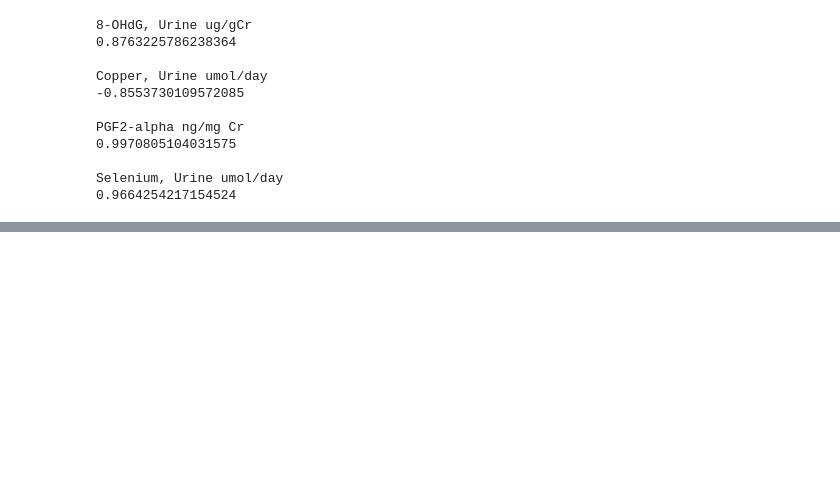
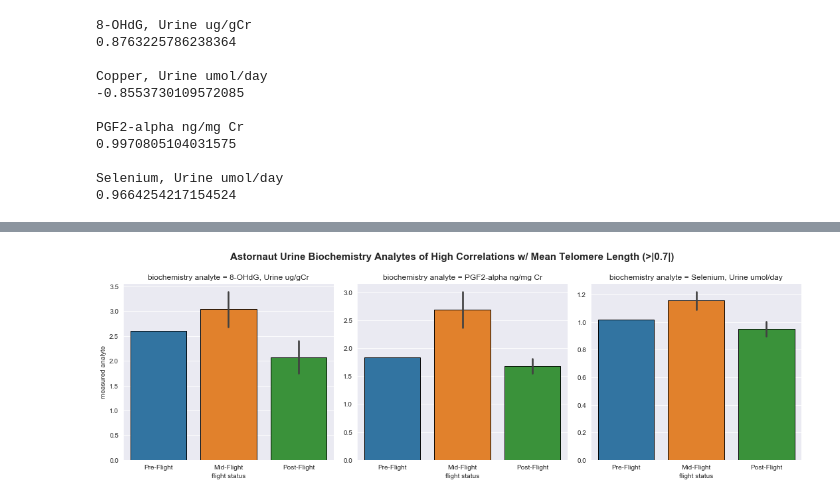
Before and after one commit to Jared-Luxton/NASA-astronauts-telomeres-chromosomes, a Jupyter notebook: NASA_telomeres/03a NASA Astros Telo Data Visualization and Stats.ipynb, the cells around one changed output, grey strips where cells are left out. Cells and saved outputs as stored; diff of their text form; code cells hidden in the pictures; blank space fills up the shorter version.

```diff
--- a/NASA_telomeres/03a NASA Astros Telo Data Visualization and Stats.ipynb
+++ b/NASA_telomeres/03a NASA Astros Telo Data Visualization and Stats.ipynb
@@ -365,3 +364,9 @@ merge_grouped_urine_telos = group_melt_urine_biochem_data.merge(group_astros_tel
+# %%
+# analytes grouped as mean & astro telos grouped as mean
+merge_grouped_urine_telos = group_melt_urine_biochem_data.merge(group_astros_telos, on='flight status')
+
+# analyes not grouped as mean, astrou telos grouped as mean
+merge_urine_telos = melt_urine_biochem_data.merge(group_astros_telos, on='flight status')
 # %%
 sorter = ['Pre-Flight', 'Mid-Flight', 'Post-Flight']
 
@@ -406,3 +421,15 @@ ax.set_titles(size=15)
+# %%
+ax = sns.catplot(x='flight status', y='measured analyte', data=merge_urine_telos[merge_urine_telos['biochemistry analyte'] != 'Copper, Urine umol/day'],
+           col='biochemistry analyte', col_wrap=3, kind='bar', sharey=False, ci='sd')
+
+fig = ax.fig
+fig.suptitle('Astornaut Urine Biochemistry Analytes of High Correlations w/ Mean Telomere Length (>|0.7|)', weight='bold', fontsize=15)
+plt.subplots_adjust(top=0.85)
+ax.set_titles(size=12)
+
+ax.savefig('./graph data/biochemistry correlations/Astronaut Urine Biochemistry Analytes of High Correlations with Mean Telomere Length.png')
+# %% [output]
+[figure, added]
 # %%
 melt_blood_biochem_data = pd.read_csv('../excel data/melt_blood_biochem_data.csv')
 melt_blood_biochem_data.head(4)
```
Also changed, not shown: parts of 21 cells of this notebook, 1 other file.
